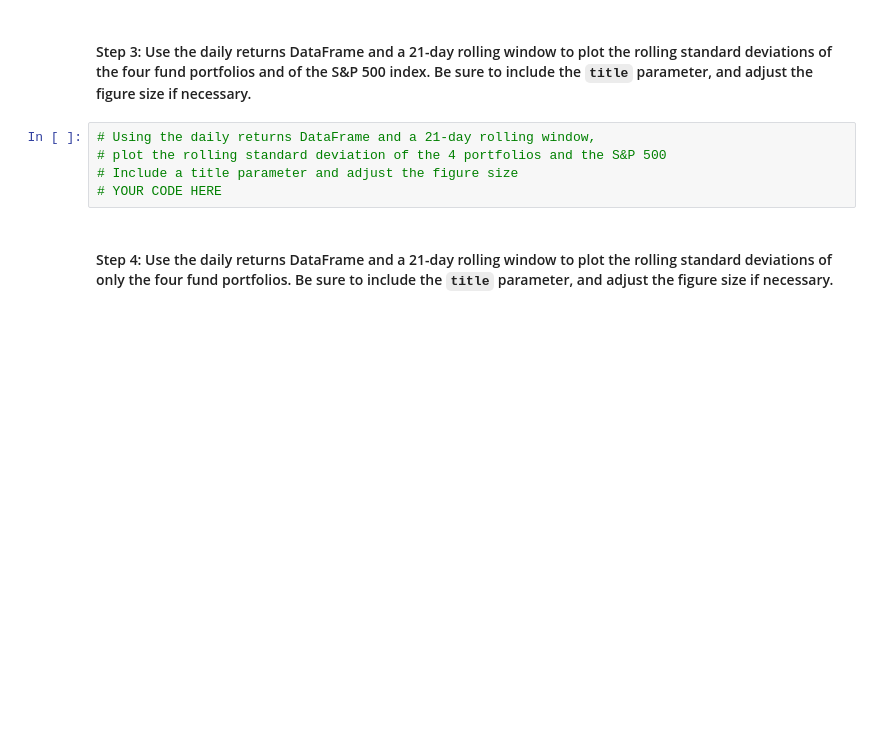
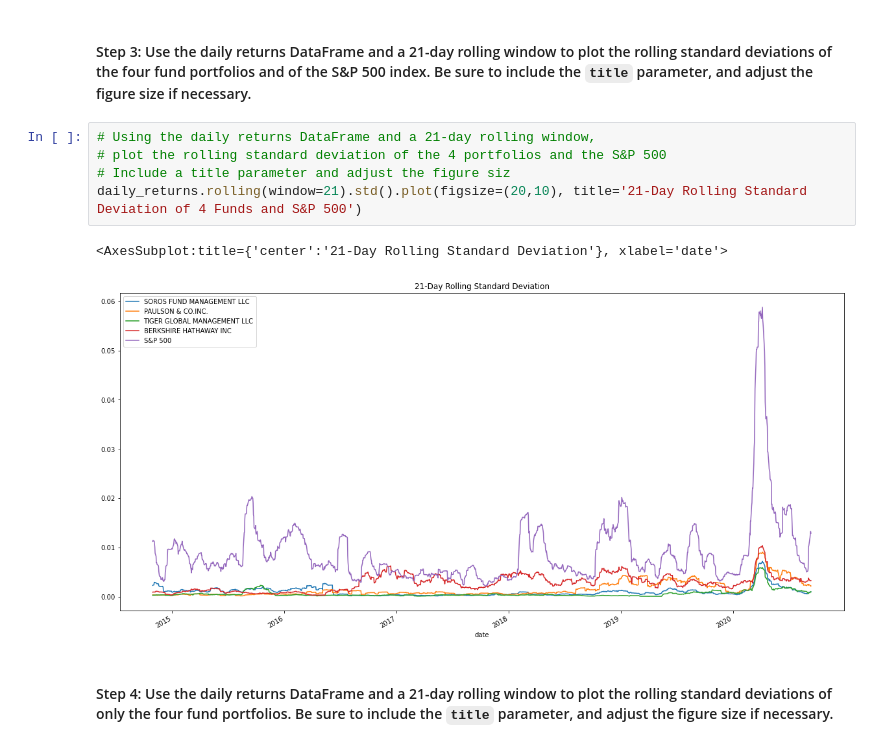
Before and after one commit to jpmaddox97/module_4_challenge, a Jupyter notebook: Starter_Code/risk_return_analysis.ipynb, the cells around one changed output. Cells and saved outputs as stored; diff of their text form; blank space fills up the shorter version.

```diff
--- a/Starter_Code/risk_return_analysis.ipynb
+++ b/Starter_Code/risk_return_analysis.ipynb
@@ -239,8 +259,11 @@ Evaluate the risk profile of each portfolio by using the standard deviation and
 # %%
 # Using the daily returns DataFrame and a 21-day rolling window,
 # plot the rolling standard deviation of the 4 portfolios and the S&P 500
-# Include a title parameter and adjust the figure size
-# YOUR CODE HERE
+# Include a title parameter and adjust the figure siz
+daily_returns.rolling(window=21).std().plot(figsize=(20,10), title='21-Day Rolling Standard Deviation of 4 Funds and S&P 500')
+# %% [output]
+<AxesSubplot:title={'center':'21-Day Rolling Standard Deviation'}, xlabel='date'>
+[figure, added]
 # %% [markdown]
 #### Step 4: Use the daily returns DataFrame and a 21-day rolling window to plot the rolling standard deviations of only the four fund portfolios. Be sure to include the `title` parameter, and adjust the figure size if necessary.
 # %%
```
Also changed, not shown: parts of 9 cells of this notebook.
